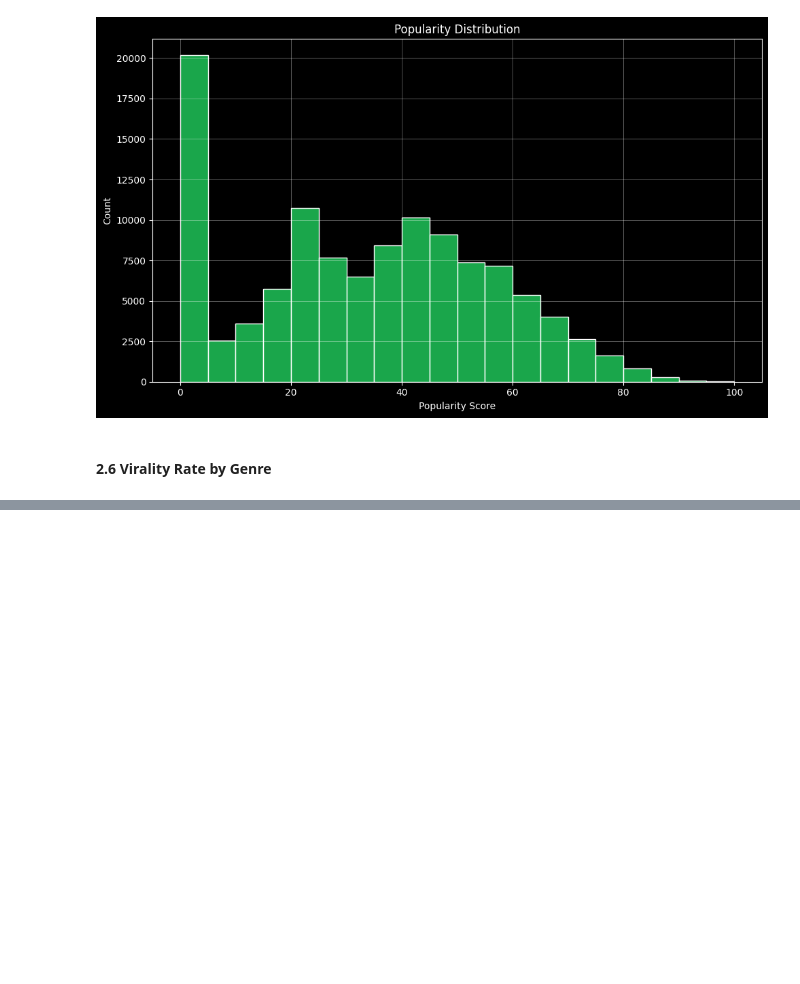
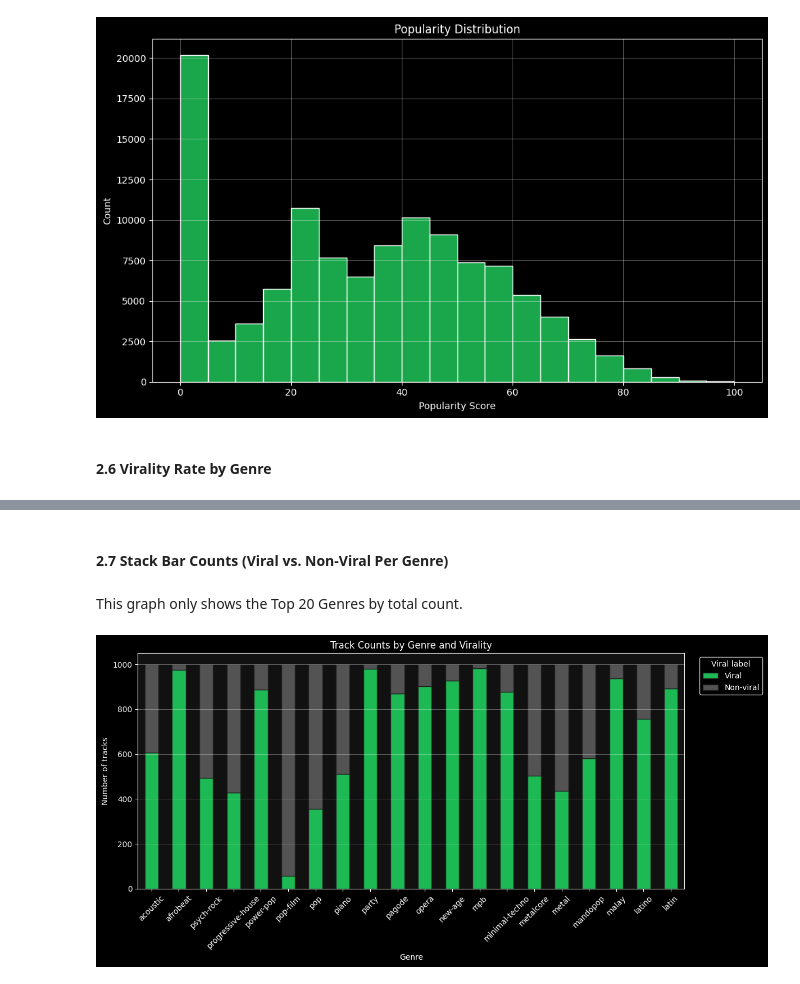
Before and after one commit to vancenceho/viral-content-predictor, a Jupyter notebook: notebooks/01c_spotify_eda.ipynb, the cells around one changed output, grey strips where cells are left out. Saved outputs shown, nothing was run; the diff lists cells and outputs as text; code cells hidden in the pictures; blank space fills up the shorter version.

```diff
--- a/notebooks/01c_spotify_eda.ipynb
+++ b/notebooks/01c_spotify_eda.ipynb
@@ -166,0 +201,61 @@ genre_virality = (
+# %% [markdown]
+#### 2.7 Stack Bar Counts (Viral vs. Non-Viral Per Genre)
+# %% [markdown]
+This graph only shows the Top 20 Genres by total count.
+# %%
+# Build counts table: genres × viral flag
+genre_viral_counts = pd.crosstab(df["track_genre"], df["viral"])
+
+# Optional: restrict to top 20 genres by total count
+top_genres = (
+    genre_viral_counts.sum(axis=1)
+    .sort_values(ascending=False)
+    .head(20)
+    .index
+)
+genre_viral_counts = genre_viral_counts.loc[top_genres]
+
+# Nicer column labels for legend
+genre_viral_counts.columns = ["Viral", "Non-viral"]
+
+# Plot stacked bar chart with dark background
+plt.style.use("dark_background")
+
+fig, ax = plt.subplots(figsize=(12, 6))
+
+genre_viral_counts.plot(
+    kind="bar",
+    stacked=True,
+    ax=ax,
+    color=["#1DB954", "#535353"],
+    edgecolor="#222222"  # softer edges (optional)
+)
+
+ax.set_xlabel("Genre", color="white")
+ax.set_ylabel("Number of tracks", color="white")
+ax.set_title("Track Counts by Genre and Virality", color="white")
+ax.tick_params(axis="x", colors="white", rotation=45)
+ax.tick_params(axis="y", colors="white")
+
+# Softer grid on dark background
+ax.grid(False)  # remove default
+ax.grid(True, axis="y", color="#ffffff", alpha=0.5, linewidth=0.5)
+
+# Move legend out of the middle
+legend = ax.legend(
+    title="Viral label",
+    loc="upper right",
+    bbox_to_anchor=(1.15, 1.0),
+    frameon=True
+)
+plt.setp(legend.get_texts(), color="white")
+legend.get_title().set_color("white")
+legend.get_frame().set_edgecolor("white")
+
+ax.set_facecolor("#111111")
+fig.patch.set_facecolor("#000000")
+
+plt.tight_layout()
+plt.show()
+# %% [output]
+[figure, added]
```
Also changed, not shown: parts of 30 cells of this notebook.
